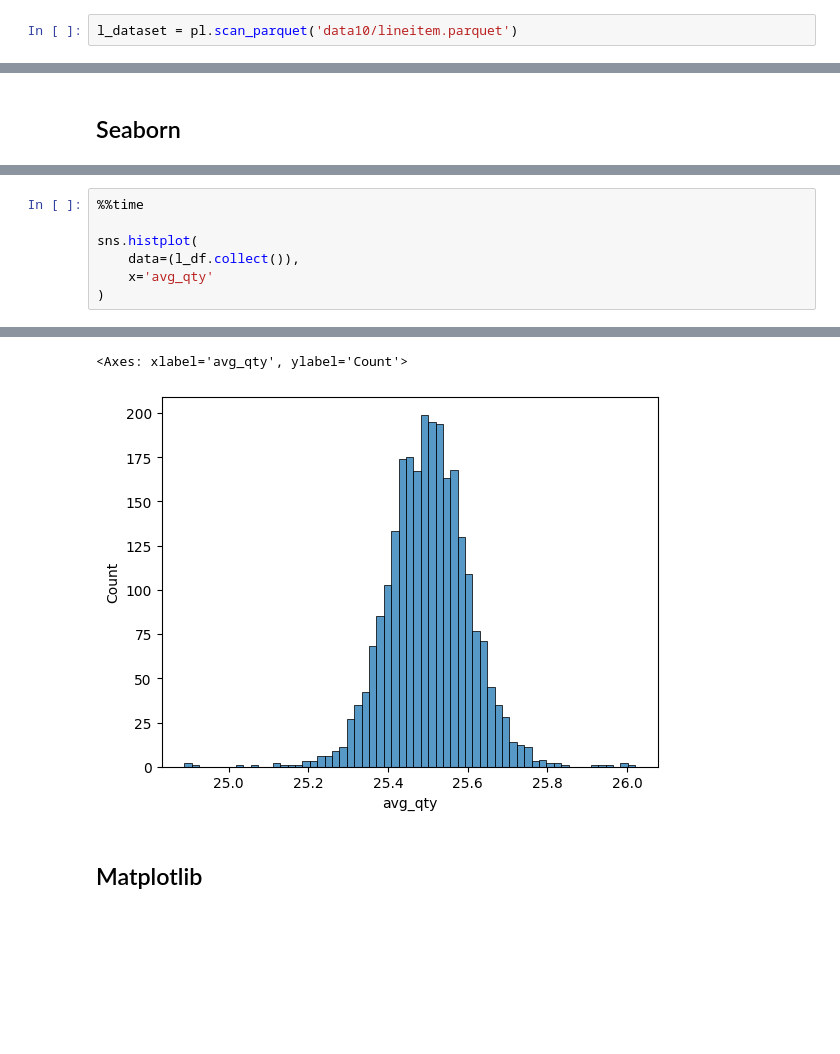
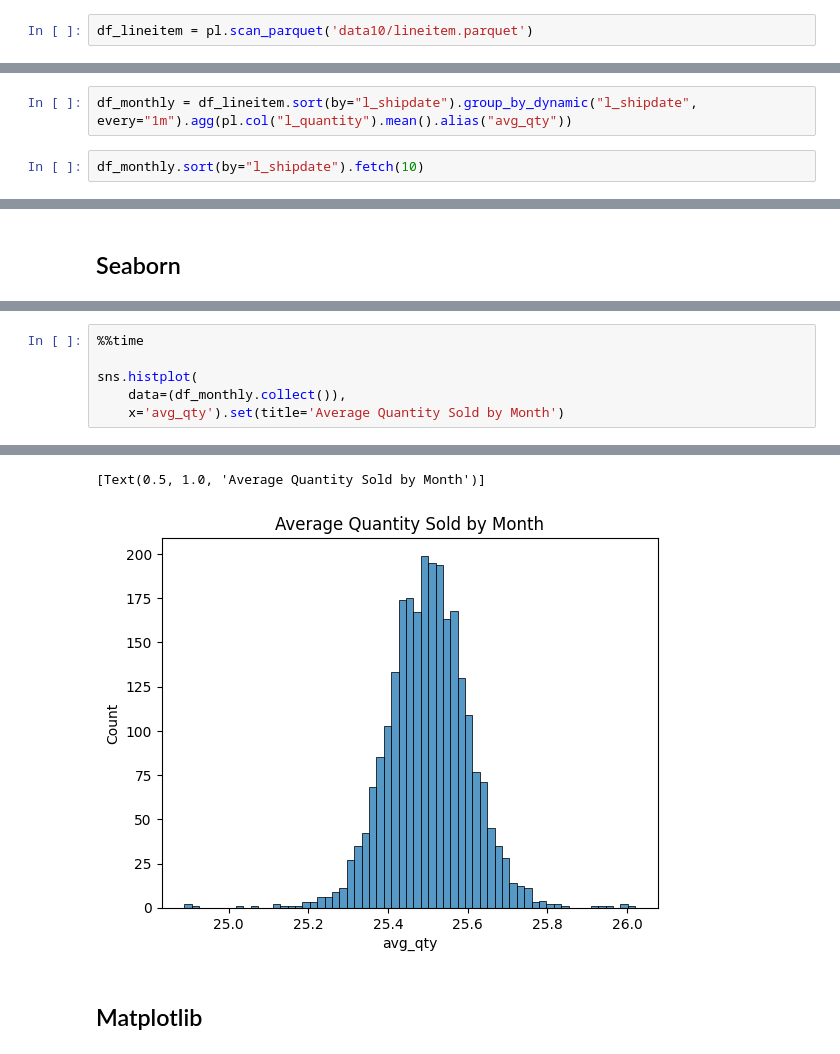
Before and after one commit to r-brink/polars-visualisation-tutorial, a Jupyter notebook: polars-visualisation.ipynb, the cells around one changed output, grey strips where cells are left out. Saved outputs shown, nothing was run; the diff lists cells and outputs as text; blank space fills up the shorter version.

Commit message:
september 2023 update - new everything

```diff
--- a/polars-visualisation.ipynb
+++ b/polars-visualisation.ipynb
@@ -8,3 +11,3 @@ import seaborn as sns
 # %%
-l_dataset = pl.scan_parquet('data10/lineitem.parquet')
+df_lineitem = pl.scan_parquet('data10/lineitem.parquet')
 # %%
@@ -40,0 +42,4 @@ shape: (10, 2)
+# %%
+df_monthly = df_lineitem.sort(by="l_shipdate").group_by_dynamic("l_shipdate", every="1m").agg(pl.col("l_quantity").mean().alias("avg_qty"))
+# %%
+df_monthly.sort(by="l_shipdate").fetch(10)
@@ -55,7 +76,6 @@ Wall time: 3.42 s
 %%time
 
 sns.histplot(
-    data=(l_df.collect()),
-    x='avg_qty'
-)
+    data=(df_monthly.collect()),
+    x='avg_qty').set(title='Average Quantity Sold by Month')
 # %% [output]
@@ -64,4 +84,4 @@ Wall time: 3.65 s
-<Axes: xlabel='avg_qty', ylabel='Count'>
+[Text(0.5, 1.0, 'Average Quantity Sold by Month')]
-[figure, old version]
+[figure, new version]
 # %% [markdown]
 ## Matplotlib
```
Also changed, not shown: parts of 33 cells of this notebook, 3 other files.
